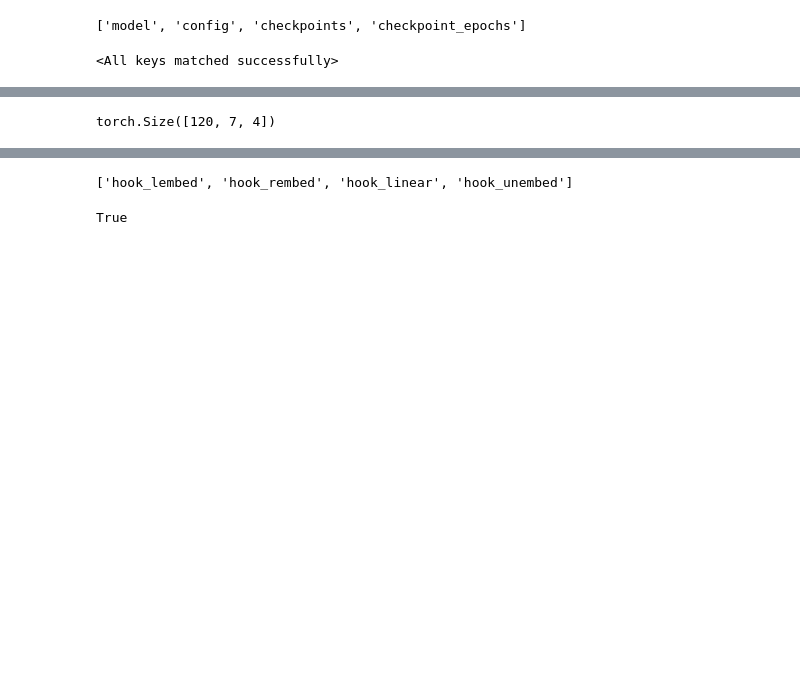
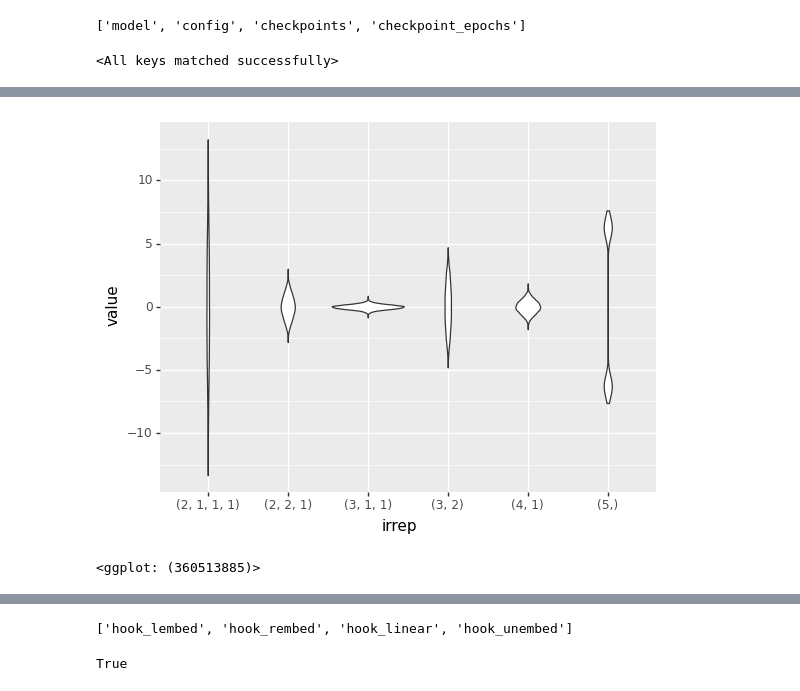
Before and after one commit to dashstander/sn-grok, a Jupyter notebook: mlp_vis.ipynb, the cells around one changed output, grey strips where cells are left out. Cells and saved outputs as stored; diff of their text form; code cells hidden in the pictures; blank space fills up the shorter version.

Commit message:
Finished the slow fourier transform
Signed-off-by: Dashiell Stander <dstander@protonmail.com>

```diff
--- a/mlp_vis.ipynb
+++ b/mlp_vis.ipynb
@@ -61,2 +62,2 @@ fourier0 = slow_ft(fn0, 5)
 # %%
-fourier0[(3,1, 1)].shape
+ft_decomp_lembed = sn_fourier_basis(fourier_lembed, 5)
@@ -70,3 +81,25 @@ fourier_basis =
 # %%
-fourier0[(1, 1, 1, 1, 1)][0]
+import polars as pl
+import math
+
+
+def fourier_basis_to_df(tensor, n):
+    group_order, num_irreps, fn_dim = tensor.shape
+    all_partitions = generate_partitions(n)
+    permutations = Permutation.full_group(n)
+    assert len(permutations) == group_order
+    assert len(all_partitions) == num_irreps
+
+    long_values = tensor.reshape((-1, fn_dim))
+    group_col= []
+    for s in permutations:
+        group_col += [str(s.sigma)] * num_irreps
+    part_col = [str(p) for p in all_partitions] * group_order
+    assert len(group_col) == len(part_col) and len(group_col) == long_values.shape[0]
+    val_data = pl.DataFrame(long_values.detach().numpy(), schema=[f'dim{i}' for i in range(fn_dim)])
+    sn_metadata = pl.DataFrame({'permutation': group_col, 'irrep': part_col})
+    return pl.concat([sn_metadata, val_data], how='horizontal')
+
+lembed_df = fourier_basis_to_df(ft_decomp_lembed, 5)
+lembed_df.head()
 # %% [output]
@@ -76,5 +138,12 @@ ft_decomp = sn_fourier_basis(fourier0, 5)
 # %%
-ft_decomp.shape
+from plotnine import ggplot, geom_point, geom_histogram, geom_violin, aes, stat_smooth, facet_wrap
+
+df = lembed_df.melt(id_vars=['permutation', 'irrep']).filter(pl.col('irrep') != "(1, 1, 1, 1, 1)").to_pandas()
+
+(
+    ggplot(df, aes(x='irrep', y='value')) + geom_violin()
+)
 # %% [output]
+[figure, added]
-torch.Size([120, 7, 4])
+<ggplot: (360513885)>
 # %%
```
Also changed, not shown: parts of 28 cells of this notebook, 1 other file.
